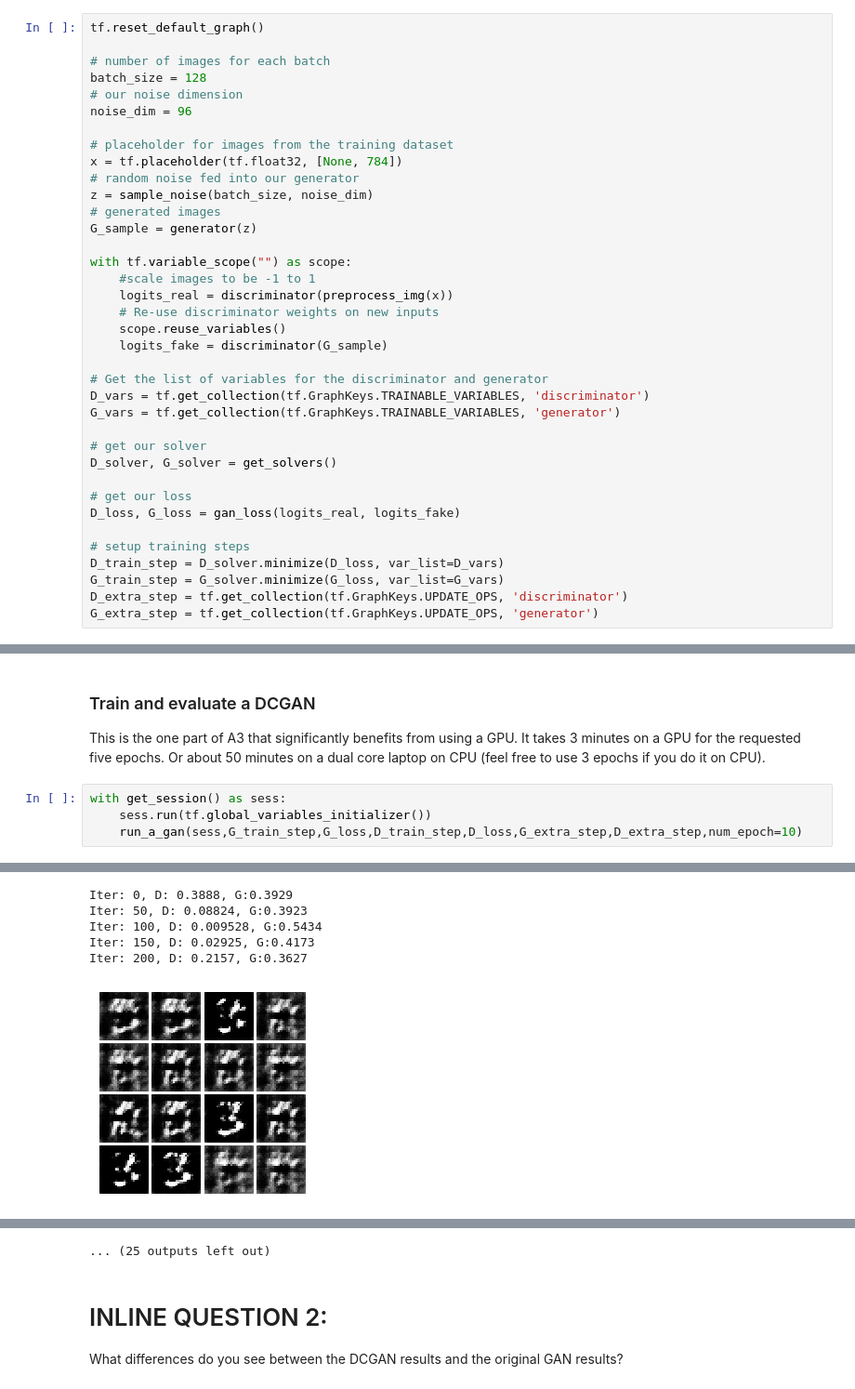
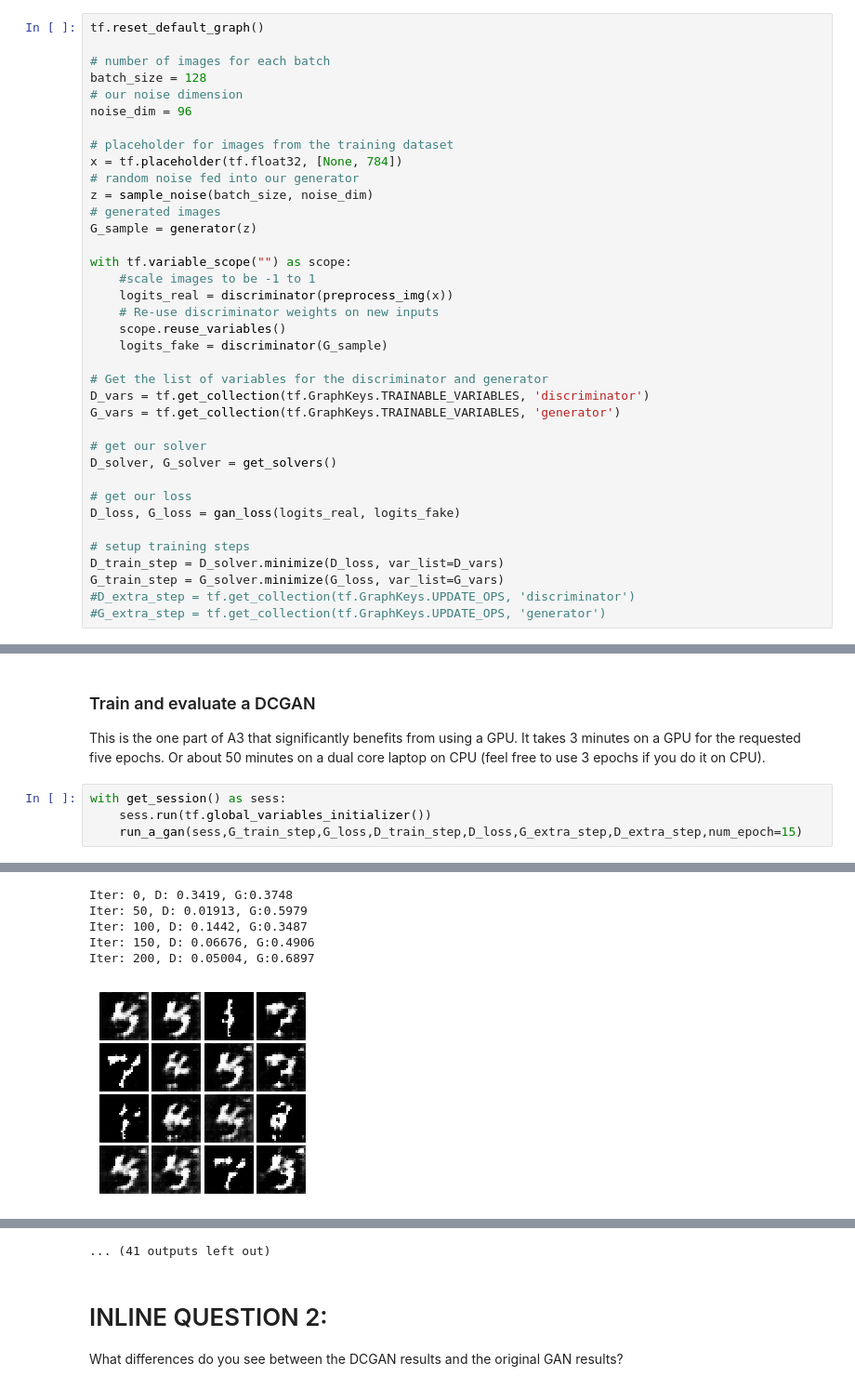
Before and after one commit to TheRevanchist/GANs, a Jupyter notebook: GANs-TensorFlow.ipynb, the cells around one changed output, grey strips where cells are left out. Shown at 93% size. Saved outputs shown, nothing was run; the diff lists cells and outputs as text.

```diff
--- a/GANs-TensorFlow.ipynb
+++ b/GANs-TensorFlow.ipynb
@@ -373,8 +372,8 @@ D_loss, G_loss = gan_loss(logits_real, logits_fake)
 # setup training steps
 D_train_step = D_solver.minimize(D_loss, var_list=D_vars)
 G_train_step = G_solver.minimize(G_loss, var_list=G_vars)
-D_extra_step = tf.get_collection(tf.GraphKeys.UPDATE_OPS, 'discriminator')
-G_extra_step = tf.get_collection(tf.GraphKeys.UPDATE_OPS, 'generator')
+#D_extra_step = tf.get_collection(tf.GraphKeys.UPDATE_OPS, 'discriminator')
+#G_extra_step = tf.get_collection(tf.GraphKeys.UPDATE_OPS, 'generator')
 # %% [markdown]
 # Training a GAN!
 Well that wasn't so hard, was it? In the iterations in the low 100s you should see black backgrounds, fuzzy shapes as you approach iteration 1000, and decent shapes, about half of which will be sharp and clearly recognizable as we pass 3000. In our case, we'll simply train D(x) and G(z) with one batch each every iteration. However, papers often experiment with different schedules of training D(x) and G(z), sometimes doing one for more steps than the other, or even training each one until the loss gets "good enough" and then switching to training the other.
@@ -681,5 +644,5 @@ This is the one part of A3 that significantly benefits from using a GPU. It take
 # %%
 with get_session() as sess:
     sess.run(tf.global_variables_initializer())
-    run_a_gan(sess,G_train_step,G_loss,D_train_step,D_loss,G_extra_step,D_extra_step,num_epoch=10)
+    run_a_gan(sess,G_train_step,G_loss,D_train_step,D_loss,G_extra_step,D_extra_step,num_epoch=15)
 # %% [output]
@@ -687,6 +650,6 @@ with get_session() as sess:
-Iter: 0, D: 0.3888, G:0.3929
-Iter: 50, D: 0.08824, G:0.3923
-Iter: 100, D: 0.009528, G:0.5434
-Iter: 150, D: 0.02925, G:0.4173
-Iter: 200, D: 0.2157, G:0.3627
+Iter: 0, D: 0.3419, G:0.3748
+Iter: 50, D: 0.01913, G:0.5979
+Iter: 100, D: 0.1442, G:0.3487
+Iter: 150, D: 0.06676, G:0.4906
+Iter: 200, D: 0.05004, G:0.6897
-[figure, old version]
+[figure, new version]
@@ -722,4 +685,4 @@ Iter: 1450, D: 0.1711, G:0.2333
-... (25 outputs left out)
+... (41 outputs left out)
 # %% [markdown]
 # INLINE QUESTION 2:
 What differences do you see between the DCGAN results and the original GAN results?
```
Also changed, not shown: parts of 4 cells of this notebook, 4 other files.
